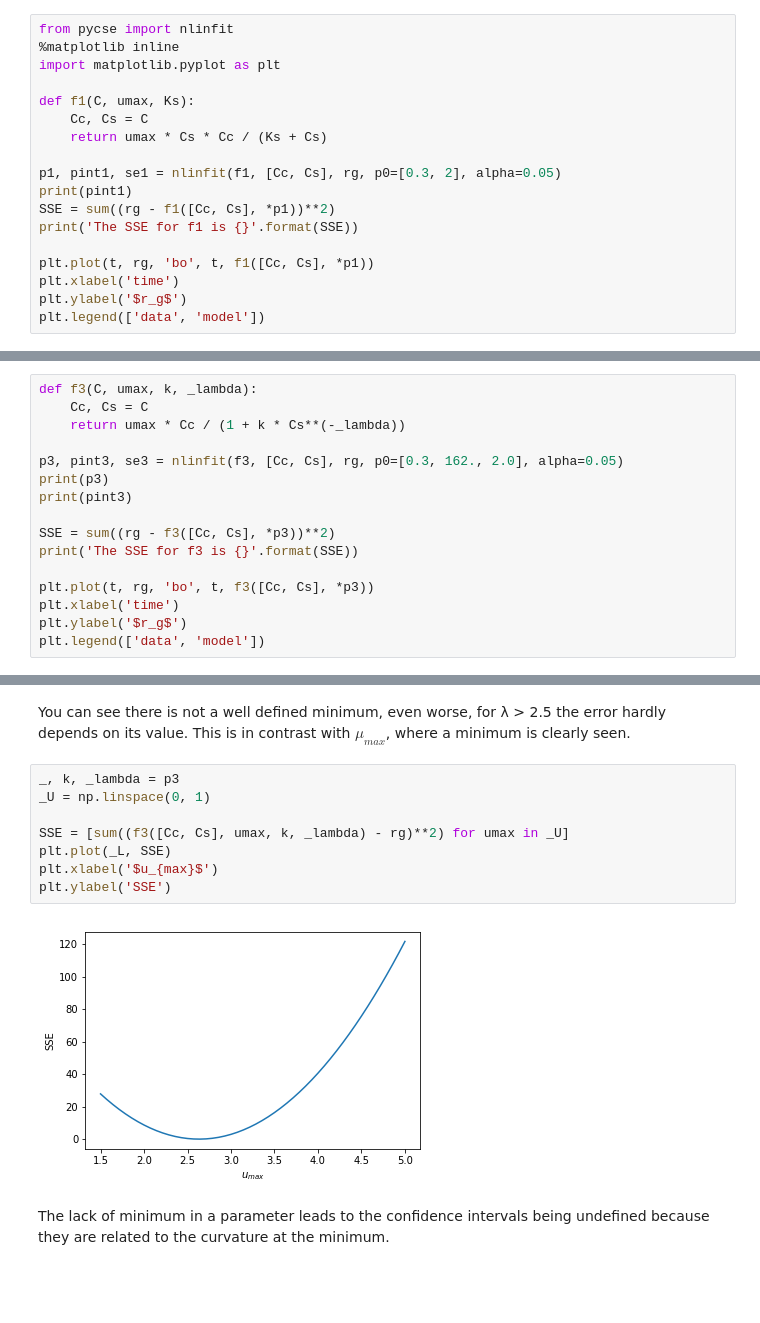
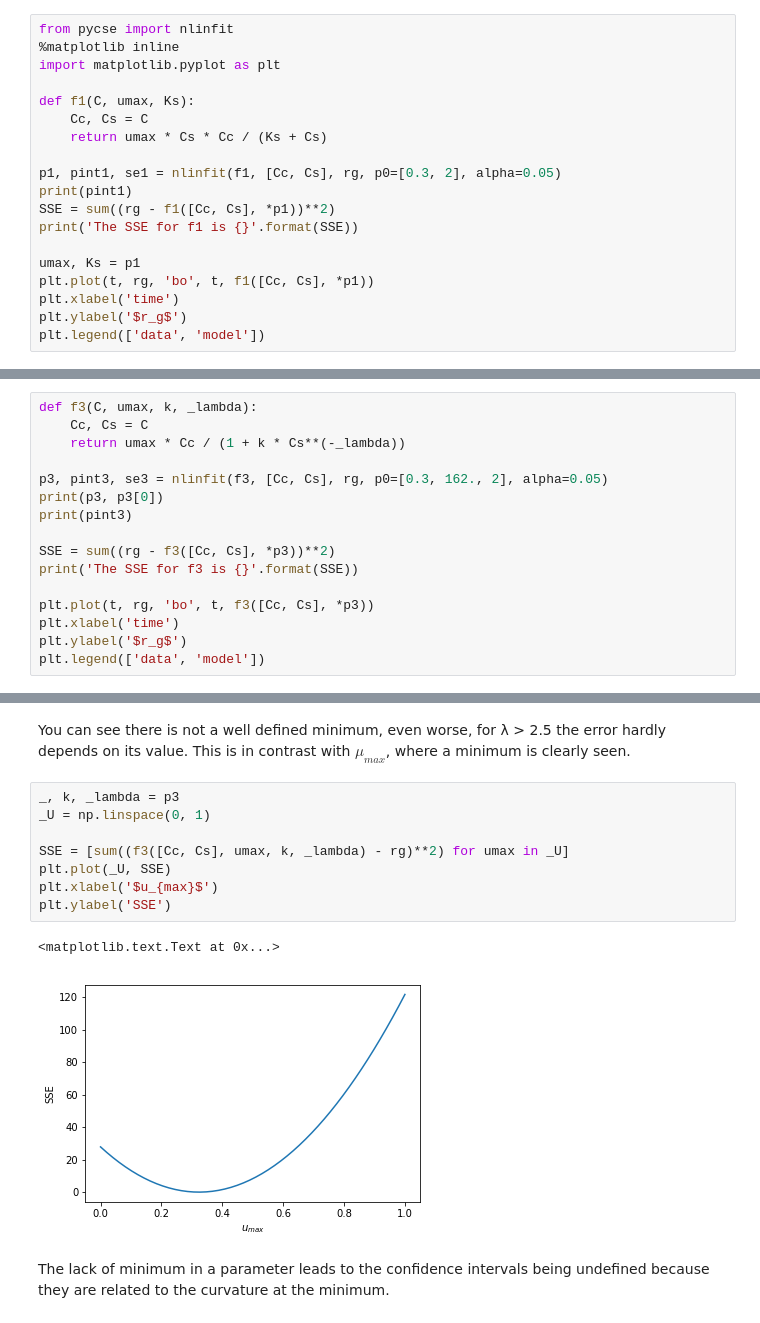
Before and after one commit to jkitchin/s17-06364, a Jupyter notebook: lectures/lecture-14.ipynb, the cells around one changed output, grey strips where cells are left out. Drawn from its saved outputs; the diff is of its cells as text; blank space fills up the shorter version.

```diff
--- a/lectures/lecture-14.ipynb
+++ b/lectures/lecture-14.ipynb
@@ -101,6 +101,7 @@ print(pint1)
 SSE = sum((rg - f1([Cc, Cs], *p1))**2)
 print('The SSE for f1 is {}'.format(SSE))
 
+umax, Ks = p1
 plt.plot(t, rg, 'bo', t, f1([Cc, Cs], *p1))
 plt.xlabel('time')
 plt.ylabel('$r_g$')
@@ -145,8 +148,8 @@ def f3(C, umax, k, _lambda):
     Cc, Cs = C
     return umax * Cc / (1 + k * Cs**(-_lambda))
 
-p3, pint3, se3 = nlinfit(f3, [Cc, Cs], rg, p0=[0.3, 162., 2.0], alpha=0.05)
-print(p3)
+p3, pint3, se3 = nlinfit(f3, [Cc, Cs], rg, p0=[0.3, 162., 2], alpha=0.05)
+print(p3, p3[0])
 print(pint3)
 
 SSE = sum((rg - f3([Cc, Cs], *p3))**2)
@@ -180,13 +184,14 @@ You can see there is not a well defined minimum, even worse, for &lambda; > 2.5
 # %%
 _, k, _lambda = p3
 _U = np.linspace(0, 1)
 
 SSE = [sum((f3([Cc, Cs], umax, k, _lambda) - rg)**2) for umax in _U]
-plt.plot(_L, SSE)
+plt.plot(_U, SSE)
 plt.xlabel('$u_{max}$')
 plt.ylabel('SSE')
 # %% [output]
+<matplotlib.text.Text at 0x...>
-[figure, old version]
+[figure, new version]
 # %% [markdown]
 The lack of minimum in a parameter leads to the confidence intervals being undefined because they are related to the curvature at the minimum.
 # %% [markdown]
```
Also changed, not shown: parts of 5 cells of this notebook, 1 other file.
